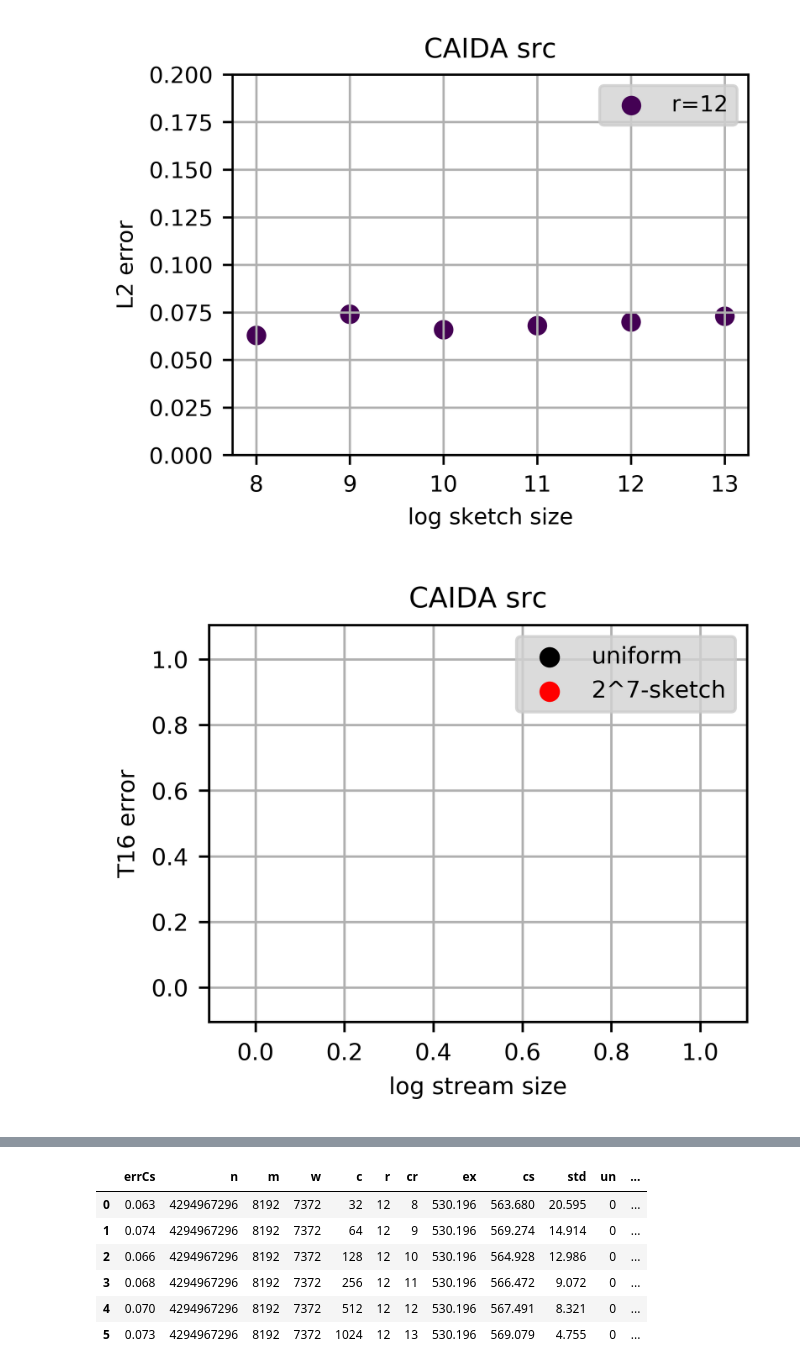
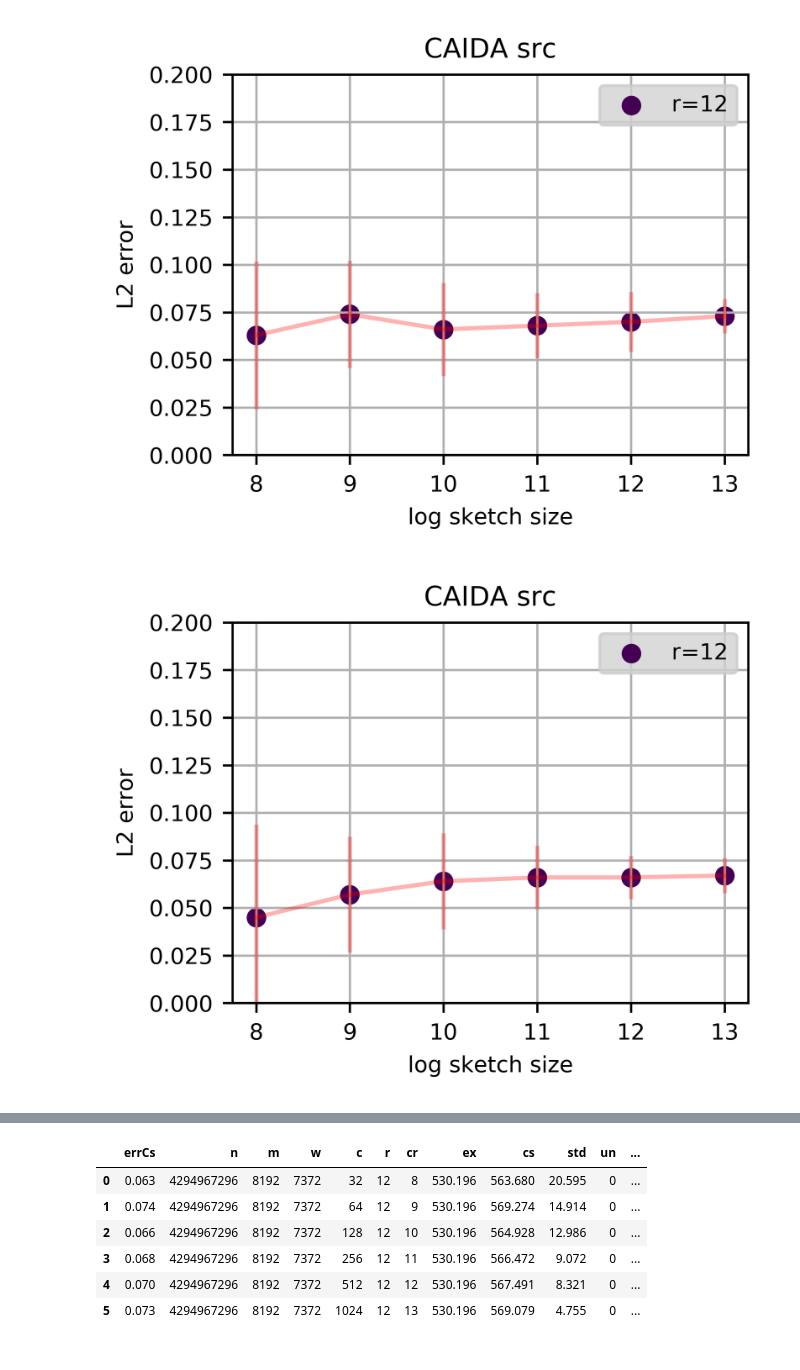
Before and after one commit to ViskaWei/SWindow, a Jupyter notebook: nb/eval_norms.ipynb, the cells around one changed output, grey strips where cells are left out. Saved outputs shown, nothing was run; the diff lists cells and outputs as text; code cells hidden in the pictures.

```diff
--- a/nb/eval_norms.ipynb
+++ b/nb/eval_norms.ipynb
@@ -13,5 +13,5 @@ sys.path.insert(0, '..')
 # %%
 from util.plot import get_pd
 # %%
-get_folder_plots('out_src_r16',errbar=False)
+get_folder_plots('out_src_r16',errbar=True,crVal=10)
 # %% [output]
@@ -19,2 +19,2 @@ get_folder_plots('out_src_r16',errbar=False)
-[figure, old version]
+[figure, new version]
-[figure, old version]
+[figure, new version]
```
Also changed, not shown: parts of 3 cells of this notebook, 3 other files.
